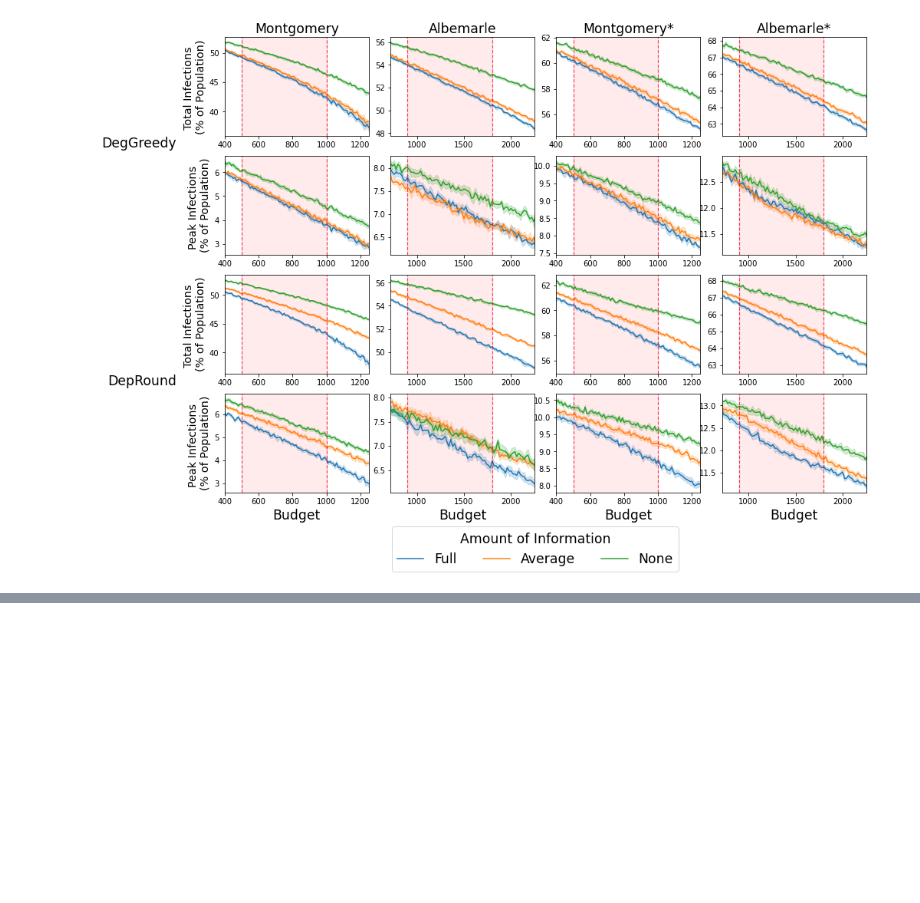
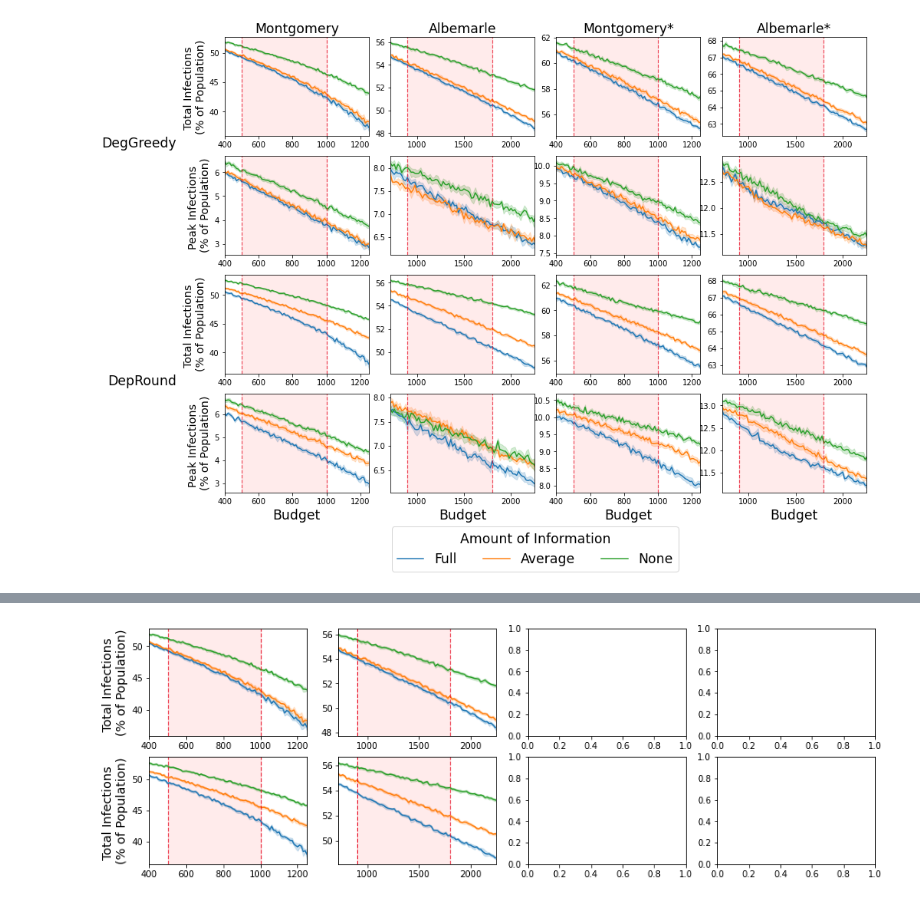
Before and after one commit to gzli929/ContactTracing, a Jupyter notebook: notebooks/experiments.ipynb, the cells around one changed output, grey strips where cells are left out. Drawn from its saved outputs; the diff is of its cells as text; code cells hidden in the pictures; blank space fills up the shorter version.

Commit message:
full baseline and digital runs

```diff
--- a/notebooks/experiments.ipynb
+++ b/notebooks/experiments.ipynb
@@ -845,3 +845,96 @@ fig.savefig('../output/plots/combined_realistic_model.png', dpi=500, bbox_inches
 plt.show()
 # %% [output]
 [figure]
+# %%
+df_m = pd.read_csv(PROJECT_ROOT / "output" / "run_XK2Wx" / "results.csv").replace({"DepRound_fair":"DepRound Full",
+          "DegGreedy_fair":"DegGreedy Full"})
+df_avg_m = pd.read_csv(PROJECT_ROOT / "output" / "run_kDUWp" / "results.csv").replace({"DepRound_fair":"DepRound Average",
+          "DegGreedy_fair":"DegGreedy Average", "DepRound_simplified":"DepRound Impoverished", "Degree":"DegGreedy Impoverished"})
+df_c = pd.read_csv(PROJECT_ROOT / "output" / "run_HHUqV" / "results.csv").replace({"DepRound_fair":"DepRound Full",
+          "DegGreedy_fair":"DegGreedy Full"})
+df_avg_c = pd.read_csv(PROJECT_ROOT / "output" / "run_BxjJA" / "results.csv").replace({"DepRound_fair":"DepRound Average",
+          "DegGreedy_fair":"DegGreedy Average", "DepRound_simplified":"DepRound Impoverished", "Degree":"DegGreedy Impoverished"})
+
+df_m_e = pd.read_csv(PROJECT_ROOT / "output" / "run_Txksw" / "results.csv").replace({"DepRound_fair":"DepRound Full",
+          "DegGreedy_fair":"DegGreedy Full"})
+df_avg_m_e = pd.read_csv(PROJECT_ROOT / "output" / "run_7bLKB" / "results.csv").replace({"DepRound_fair":"DepRound Average",
+          "DegGreedy_fair":"DegGreedy Average", "DepRound_simplified":"DepRound Impoverished", "Degree":"DegGreedy Impoverished"})
+df_c_e = pd.read_csv(PROJECT_ROOT / "output" / "run_X9z7Y" / "results.csv").replace({"DepRound_fair":"DepRound Full",
+          "DegGreedy_fair":"DegGreedy Full"})
+df_avg_c_e = pd.read_csv(PROJECT_ROOT / "output" / "run_k23WZ" / "results.csv").replace({"DepRound_fair":"DepRound Average",
+          "DegGreedy_fair":"DegGreedy Average", "DepRound_simplified":"DepRound Impoverished", "Degree":"DegGreedy Impoverished"})
+
+df = pd.concat([df_m_e, df_m, df_avg_m_e, df_avg_m, df_c_e,df_c, df_avg_c_e, df_avg_c])
+df = df[(df["agent"]!="Random") & (df["agent"]!="EC")]
+
+df = df.rename(columns={"agent":"Alg for MinExposed"})
+
+df["infection_list"] = df["infections_step"].apply(lambda x: [int(i) for i in x.strip("[]").split(", ")])
+df["time_steps"] = df["infection_list"].apply(lambda x: len(x))
+df["time_step_peak"] = df["infection_list"].apply(lambda x: x.index(max(x)))
+df["peak_count"] = df["infection_list"].apply(lambda x: max(x))
+
+def size(name: str):
+    if name[0] == "c": return 131219
+    else: return 75457
+
+df["infected"] = df.apply(lambda x: 100.0*x["infection_count"]/size(x["G"]), axis = 1)
+df["peak"] = df.apply(lambda x: 100.0*x["peak_count"]/size(x["G"]), axis = 1)
+
+def determine(x):
+    if x == "DegGreedy Full" or x=="DepRound Full": return "Full Knowledge"
+    elif x == "DegGreedy Average" or x=="DepRound Average": return "Average"
+    elif x == "DegGreedy Impoverished" or x=="DepRound Impoverished": return "Impoverished"
+
+df["Information Loss"] = df["Alg for MinExposed"].apply(lambda x: determine(x))
+df = pd.concat([df[df["Information Loss"] == "Full Knowledge"], df[df["Information Loss"] == "Average"], df[df["Information Loss"] == "Impoverished"]])
+
+df_deg_m_e = df[(df["G"] == "montgomery_extra") & ((df["Alg for MinExposed"] == "DegGreedy Full")|(df["Alg for MinExposed"] == "DegGreedy Average")|(df["Alg for MinExposed"] == "DegGreedy Impoverished"))]
+df_dep_m_e = df[(df["G"] == "montgomery_extra") & ((df["Alg for MinExposed"] == "DepRound Full")|(df["Alg for MinExposed"] == "DepRound Average")|(df["Alg for MinExposed"] == "DepRound Impoverished"))]
+df_deg_c_e =  df[(df["G"] == "cville_extra") & ((df["Alg for MinExposed"] == "DegGreedy Full")|(df["Alg for MinExposed"] == "DegGreedy Average")|(df["Alg for MinExposed"] == "DegGreedy Impoverished"))]
+df_dep_c_e = df[(df["G"] == "cville_extra") & ((df["Alg for MinExposed"] == "DepRound Full")|(df["Alg for MinExposed"] == "DepRound Average")|(df["Alg for MinExposed"] == "DepRound Impoverished"))]
+df_deg_m = df[(df["G"] == "montgomery") & ((df["Alg for MinExposed"] == "DegGreedy Full")|(df["Alg for MinExposed"] == "DegGreedy Average")|(df["Alg for MinExposed"] == "DegGreedy Impoverished"))]
+df_dep_m = df[(df["G"] == "montgomery") & ((df["Alg for MinExposed"] == "DepRound Full")|(df["Alg for MinExposed"] == "DepRound Average")|(df["Alg for MinExposed"] == "DepRound Impoverished"))]
+df_deg_c =  df[(df["G"] == "cville") & ((df["Alg for MinExposed"] == "DegGreedy Full")|(df["Alg for MinExposed"] == "DegGreedy Average")|(df["Alg for MinExposed"] == "DegGreedy Impoverished"))]
+df_dep_c = df[(df["G"] == "cville") & ((df["Alg for MinExposed"] == "DepRound Full")|(df["Alg for MinExposed"] == "DepRound Average")|(df["Alg for MinExposed"] == "DepRound Impoverished"))]
+
+fig, ax = plt.subplots(2,4,figsize=(15,5))
+
+import seaborn as sns
+
+ax0 = sns.lineplot(data=df_deg_m, x="budget", y="infected", hue="Information Loss", ax=ax[0, 0])
+ax0.get_legend().remove()
+ax[0, 0].set_xlabel("")
+ax[0, 0].set_ylabel("Total Infections \n(% of Population)",fontsize='x-large')
+ax[0, 0].axvline(x=500, linewidth=1.2, color=(0.9,0,0.1, 0.7),linestyle='--')
+ax[0, 0].axvline(x=1000, linewidth=1.2, color=(0.9,0,0.1, 0.7),linestyle='--')
+ax[0, 0].axvspan(500, 1000, alpha=0.08, color='red')
+ax[0, 0].set_xlim(400,1250)
+
+ax1 = sns.lineplot(data=df_dep_m, x="budget", y="infected", hue="Information Loss", ax=ax[0, 1])
+ax1.get_legend().remove()
+ax[0, 0].set_xlabel("")
+ax[0, 0].set_ylabel("Total Infections \n(% of Population)",fontsize='x-large')
+ax[0, 0].axvline(x=500, linewidth=1.2, color=(0.9,0,0.1, 0.7),linestyle='--')
+ax[0, 0].axvline(x= 1000, linewidth=1.2, color=(0.9,0,0.1, 0.7),linestyle='--')
+ax[0, 1].axvspan(500, 1000, alpha=0.08, color='red')
+ax[0, 1].set_xlim(400,1250)
+
+ax2 = sns.lineplot(data=df_deg_c, x="budget", y="infected", hue="Information Loss", ax=ax[0, 1])
+ax2.get_legend().remove()
+ax[0, 1].set_xlabel("")
+ax[0, 1].set_ylabel("")
+ax[0, 1].axvline(x=900, linewidth=1.2, color=(0.9,0,0.1, 0.7),linestyle='--')
+ax[0, 1].axvline(x=1800, linewidth=1.2, color=(0.9,0,0.1, 0.7),linestyle='--')
+ax[0, 1].axvspan(900, 1800, alpha=0.08, color='red')
+ax[0, 1].set_xlim(720,2250)
+
+ax3 = sns.lineplot(data=df_dep_c, x="budget", y="infected", hue="Information Loss", ax=ax[1, 1])
+ax3.get_legend().remove()
+ax[1, 1].set_xlabel("")
+ax[1, 1].set_ylabel("")
+ax[1, 1].axvline(x=900, linewidth=1.2, color=(0.9,0,0.1, 0.7),linestyle='--')
+ax[1, 1].axvline(x= 1800, linewidth=1.2, color=(0.9,0,0.1, 0.7),linestyle='--')
+ax[1, 1].axvspan(900, 1800, alpha=0.08, color='red')
+ax[1, 1].set_xlim(720,2250)
+# %% [output]
@@ -847,0 +942 @@ plt.show()
+[figure, added]
```
Also changed, not shown: parts of 7 cells of this notebook, 53 other files.
